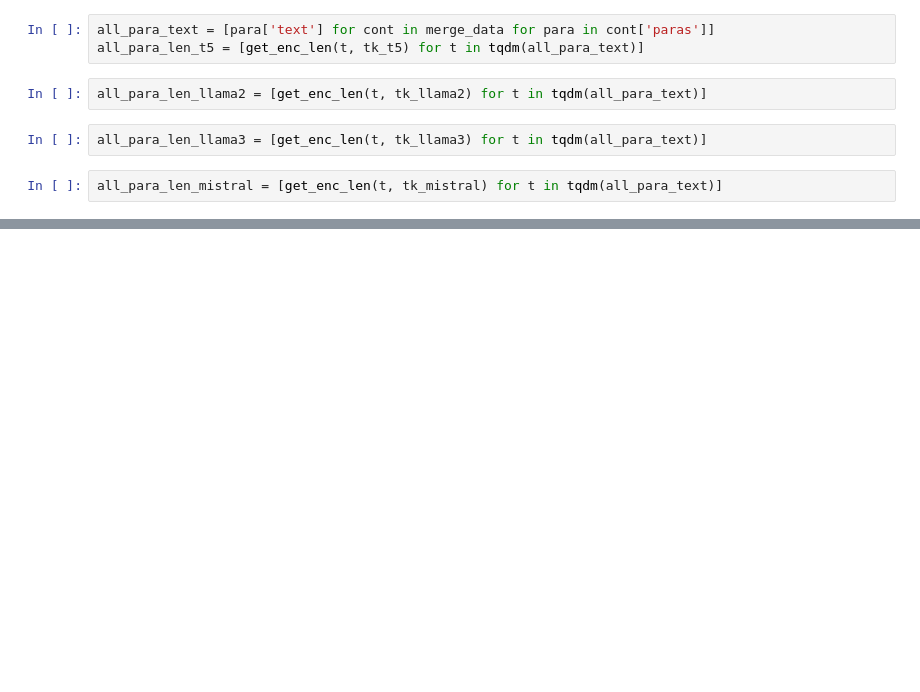
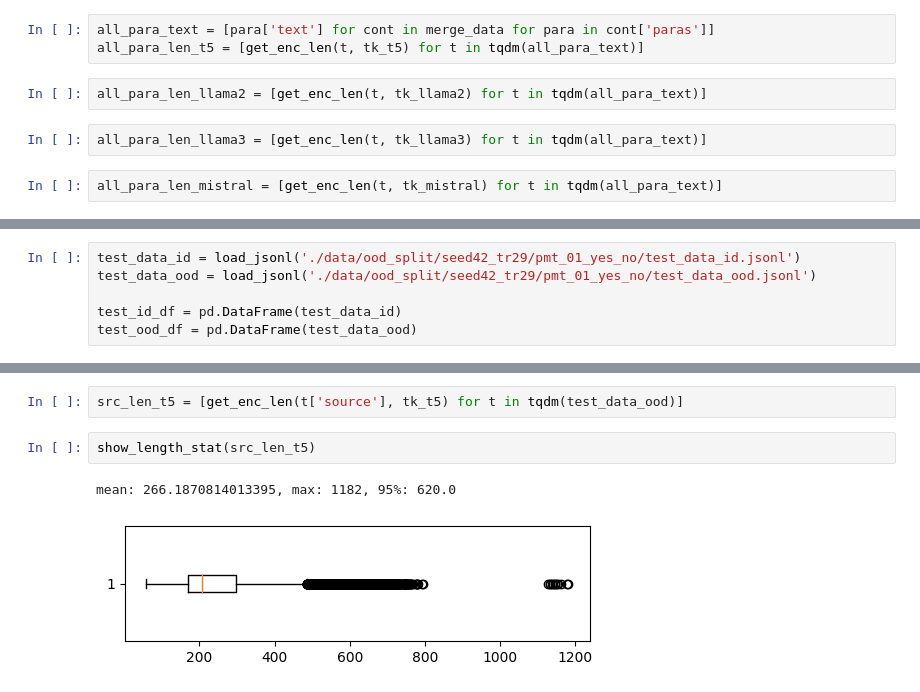
Before and after one commit to srhthu/ContClause, a Jupyter notebook: scripts/jupyter/check_pro_data.ipynb, the cells around one changed output, grey strips where cells are left out. Drawn from its saved outputs; the diff is of its cells as text; blank space fills up the shorter version.

```diff
--- a/scripts/jupyter/check_pro_data.ipynb
+++ b/scripts/jupyter/check_pro_data.ipynb
@@ -117,0 +114,6 @@ os.getcwd()
+# %%
+test_data_id = load_jsonl('./data/ood_split/seed42_tr29/pmt_01_yes_no/test_data_id.jsonl')
+test_data_ood = load_jsonl('./data/ood_split/seed42_tr29/pmt_01_yes_no/test_data_ood.jsonl')
+
+test_id_df = pd.DataFrame(test_data_id)
+test_ood_df = pd.DataFrame(test_data_ood)
@@ -117,0 +149,7 @@ os.getcwd()
+# %%
+src_len_t5 = [get_enc_len(t['source'], tk_t5) for t in tqdm(test_data_ood)]
+# %%
+show_length_stat(src_len_t5)
+# %% [output]
+mean: 266.1870814013395, max: 1182, 95%: 620.0
+[figure, added]
```
Also changed, not shown: parts of 32 cells of this notebook, 51 other files.
